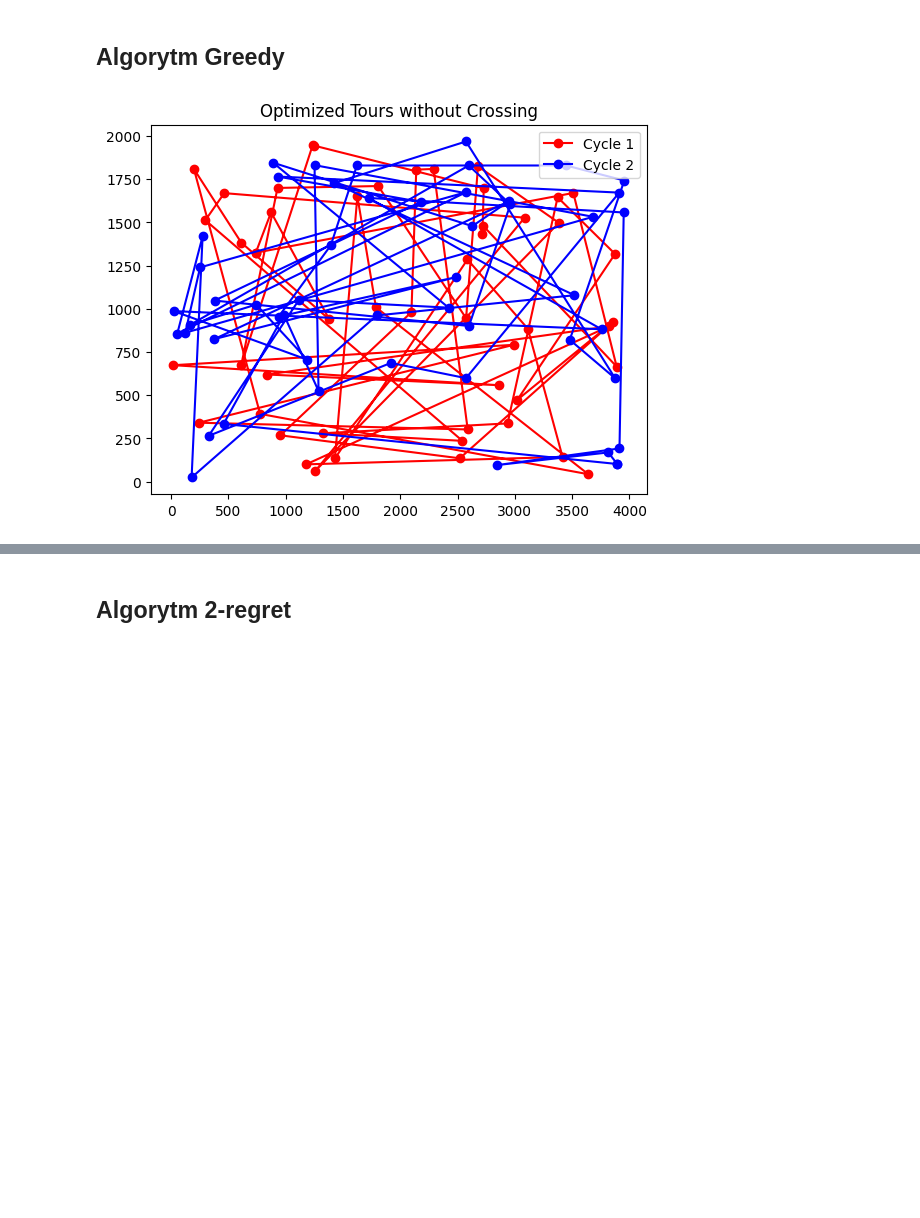
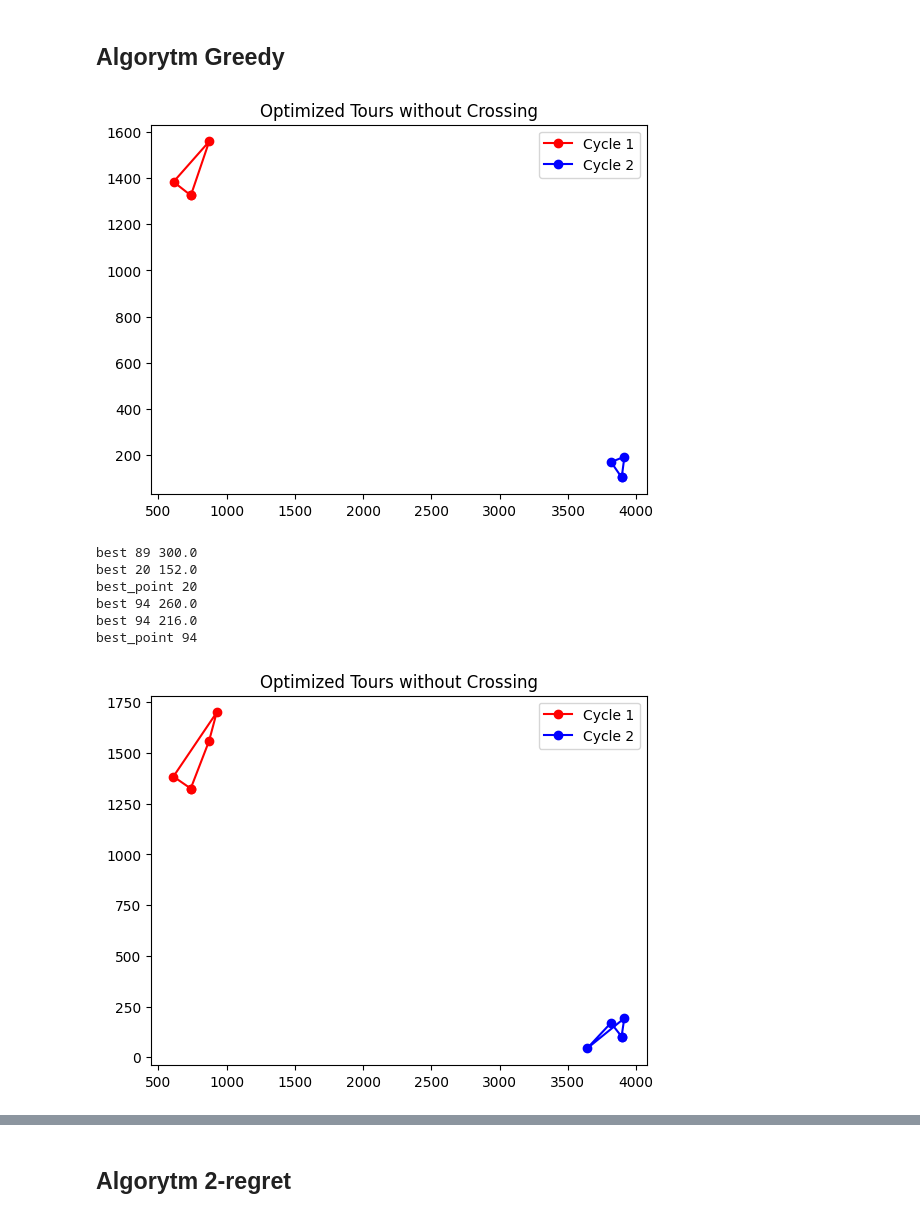
Before and after one commit to maciejm2517/imo-lab1, a Jupyter notebook: imo_1_przemek.ipynb, the cells around one changed output, grey strips where cells are left out. Cells and saved outputs as stored; diff of their text form; code cells hidden in the pictures; blank space fills up the shorter version.

Commit message:
greedy graph is working

```diff
--- a/imo_1_przemek.ipynb
+++ b/imo_1_przemek.ipynb
@@ -84,6 +84,24 @@ np.random.seed(10)
 
 def calculate_distance(city1, city2):
     return np.round(np.linalg.norm(city1 - city2))
+
+def plot_current_tours_to_file(positions, tour1, tour2):
+    # Ensure the cycles start and end at the same city to form closed loops
+    cycle1 = tour1.copy()
+    cycle2 = tour2.copy()
+    cycle1.append(cycle1[0])
+    cycle2.append(cycle2[0])
+
+    # Plot the optimized tours
+    plt.plot(positions[cycle1, 0], positions[cycle1, 1], linestyle='-', marker='o', color='r', label='Cycle 1')
+    plt.plot(positions[cycle2, 0], positions[cycle2, 1], linestyle='-', marker='o', color='b', label='Cycle 2')
+
+    # Add legend and title
+    plt.legend()
+    plt.title('Optimized Tours without Crossing')
+    #plt.savefig('results/step'+str(len(cycle1))+'.png')
+    plt.show()
+    plt.close()
 
 def create_greedy_cycles(cities):
     n = cities.shape[0]
@@ -112,7 +130,8 @@ def create_greedy_cycles(cities):
     # Start adding points that are best fit for the graph
     while unvisited:
         #current_city = tour1[-1]
-
+        positions = np.array([data['x'], data['y']]).T
+        plot_current_tours_to_file(positions, tour1, tour2)
         # current_cycle_distance_1=[]
         # for x in range(len(tour1)-1):
         #     current_cycle_distance_1.append(calculate_distance(cities[tour1[x]], cities[tour1[x+1]]))
@@ -125,58 +144,72 @@ def create_greedy_cycles(cities):
 
         # Find nearest point for every point in the tour, then pick the smallest one
         possible_points = []
+        smallest_value = float('inf')
+        best_point = -1
         for tour_point in tour1:
-            possible_points.append(np.argmin([calculate_distance(tour_point, cities[j]) for j in unvisited]))
-        best_point = np.argmin(possible_points)
+            nearest_points = [calculate_distance(cities[tour_point], cities[j]) for j in unvisited]
+            if min(nearest_points) < smallest_value:
+                best_point = np.argmin(nearest_points)
+                smallest_value = min(nearest_points)
+                print("best",unvisited[best_point],smallest_value)
+        best_point = unvisited.pop(best_point)
+        print("best_point",best_point)
 
         # Find all distances between points
         tour_distances = []
         for i in range(len(tour1)):
             if i == len(tour1) - 1:
-                tour_distances.append(calculate_distance(tour1[i], tour1[0]))
+                tour_distances.append(calculate_distance(cities[tour1[i]], cities[tour1[0]]))
             else:
-                tour_distances.append(calculate_distance(tour1[i], tour1[i+1]))
+                tour_distances.append(calculate_distance(cities[tour1[i]], cities[tour1[i+1]]))
 
         # find smallest increase in distance when adding new point
         best_index = -1
-        best_distance = calculate_distance(best_point, tour1[0]) + calculate_distance(best_point, tour1[-1]) - calculate_distance(tour1[0], tour1[-1])
+        best_distance = float('inf')
 
         for i in range(len(tour_distances)-1):
-            if(calculate_distance(best_point, tour1[i]) + calculate_distance(best_point, tour1[i+1]) - calculate_distance(tour1[i], tour1[i+1]) < best_distance):
-                best_index = i
-                best_distance = calculate_distance(best_point, tour1[i]) + calculate_distance(best_point, tour1[i+1]) - calculate_distance(tour1[i], tour1[i+1])
+            if(calculate_distance(cities[best_point], cities[tour1[i]]) + calculate_distance(cities[best_point], cities[tour1[i+1]]) - calculate_distance(cities[tour1[i]], cities[tour1[i+1]]) < best_distance):
+                best_index = i + 1
+                best_distance = calculate_distance(cities[best_point], cities[tour1[i]]) + calculate_distance(cities[best_point], cities[tour1[i+1]]) - calculate_distance(cities[tour1[i]], cities[tour1[i+1]])
 
         # add new point to the tour with smallest increase in path
-        tour1.insert(best_index,unvisited.pop(best_point))
+        tour1.insert(best_index,best_point)
         #####
         ##### TU SKOŃCZYŁEM
         #####
 
         if unvisited:
             possible_points = []
+            smallest_value = float('inf')
+            best_point = -1
             for tour_point in tour2:
-                possible_points.append(np.argmin([calculate_distance(tour_point, cities[j]) for j in unvisited]))
-            best_point = np.argmin(possible_points)
+                nearest_points = [calculate_distance(cities[tour_point], cities[j]) for j in unvisited]
+                if min(nearest_points) < smallest_value:
+                    best_point = np.argmin(nearest_points)
+                    smallest_value = min(nearest_points)
+                    print("best",unvisited[best_point],smallest_value)
+            best_point = unvisited.pop(best_point)
+            print("best_point",best_point)
 
             # Find all distances between points
             tour_distances = []
             for i in range(len(tour2)):
                 if i == len(tour2) - 1:
-                    tour_distances.append(calculate_distance(tour2[i], tour2[0]))
+                    tour_distances.append(calculate_distance(cities[tour2[i]], cities[tour2[0]]))
                 else:
-                    tour_distances.append(calculate_distance(tour2[i], tour2[i+1]))
+                    tour_distances.append(calculate_distance(cities[tour2[i]], cities[tour2[i+1]]))
 
             # find smallest increase in distance when adding new point
             best_index = -1
-            best_distance = calculate_distance(best_point, tour2[0]) + calculate_distance(best_point, tour2[-1]) - calculate_distance(tour2[0], tour2[-1])
+            best_distance = float('inf')
 
             for i in range(len(tour_distances)-1):
-                if(calculate_distance(best_point, tour2[i]) + calculate_distance(best_point, tour2[i+1]) - calculate_distance(tour2[i], tour2[i+1]) < best_distance):
-                    best_index = i
-                    best_distance = calculate_distance(best_point, tour2[i]) + calculate_distance(best_point, tour2[i+1]) - calculate_distance(tour2[i], tour2[i+1])
+                if(calculate_distance(cities[best_point], cities[tour2[i]]) + calculate_distance(cities[best_point], cities[tour2[i+1]]) - calculate_distance(cities[tour2[i]], cities[tour2[i+1]]) < best_distance):
+                    best_index = i + 1
+                    best_distance = calculate_distance(cities[best_point], cities[tour2[i]]) + calculate_distance(cities[best_point], cities[tour2[i+1]]) - calculate_distance(cities[tour2[i]], cities[tour2[i+1]])
 
             # add new point to the tour with smallest increase in path
-            tour2.insert(best_index,unvisited.pop(best_point))
+            tour2.insert(best_index,best_point)
 
     return tour1, tour2
 
@@ -185,31 +218,38 @@ def plot_optimized_tours(positions, cycle1, cycle2):
     cycle1.append(cycle1[0])
     cycle2.append(cycle2[0])
 
     # Plot the optimized tours
     plt.plot(positions[cycle1, 0], positions[cycle1, 1], linestyle='-', marker='o', color='r', label='Cycle 1')
     plt.plot(positions[cycle2, 0], positions[cycle2, 1], linestyle='-', marker='o', color='b', label='Cycle 2')
 
     # Add legend and title
     plt.legend()
     plt.title('Optimized Tours without Crossing')
     plt.show()
 
 # Load data from CSV file
 data = pd.read_csv('kroa.csv', sep=' ')
 positions = np.array([data['x'], data['y']]).T
 
 # # Add text box with information
 # N = data.shape[0]
 # total_length_cycle1 = sum(calculate_distance(positions[cycle1[i-1]], positions[cycle1[i]]) for i in range(N))
 # total_length_cycle2 = sum(calculate_distance(positions[cycle2[i-1]], positions[cycle2[i]]) for i in range(N))
 # textstr = "N nodes: %d\nTotal length cycle 1: %.3f\nTotal length cycle 2: %.3f" % (N, total_length_cycle1, total_length_cycle2)
 # props = dict(boxstyle='round', facecolor='wheat', alpha=0.5)
 # ax[1].text(0.05, 0.95, textstr, transform=ax[1].transAxes, fontsize=14, verticalalignment='top', bbox=props)
 
 # Create two separate cycles without lines crossing
 cycle1, cycle2 = create_greedy_cycles(positions)
 
 # Plot the optimized tours
 plot_optimized_tours(positions, cycle1, cycle2)
 # %% [output]
-[figure, old version]
+[figure, new version]
+best 89 300.0
+best 20 152.0
+best_point 20
+best 94 260.0
+best 94 216.0
+best_point 94
+[figure, added]
```
Also changed, not shown: parts of 1 cell of this notebook.
